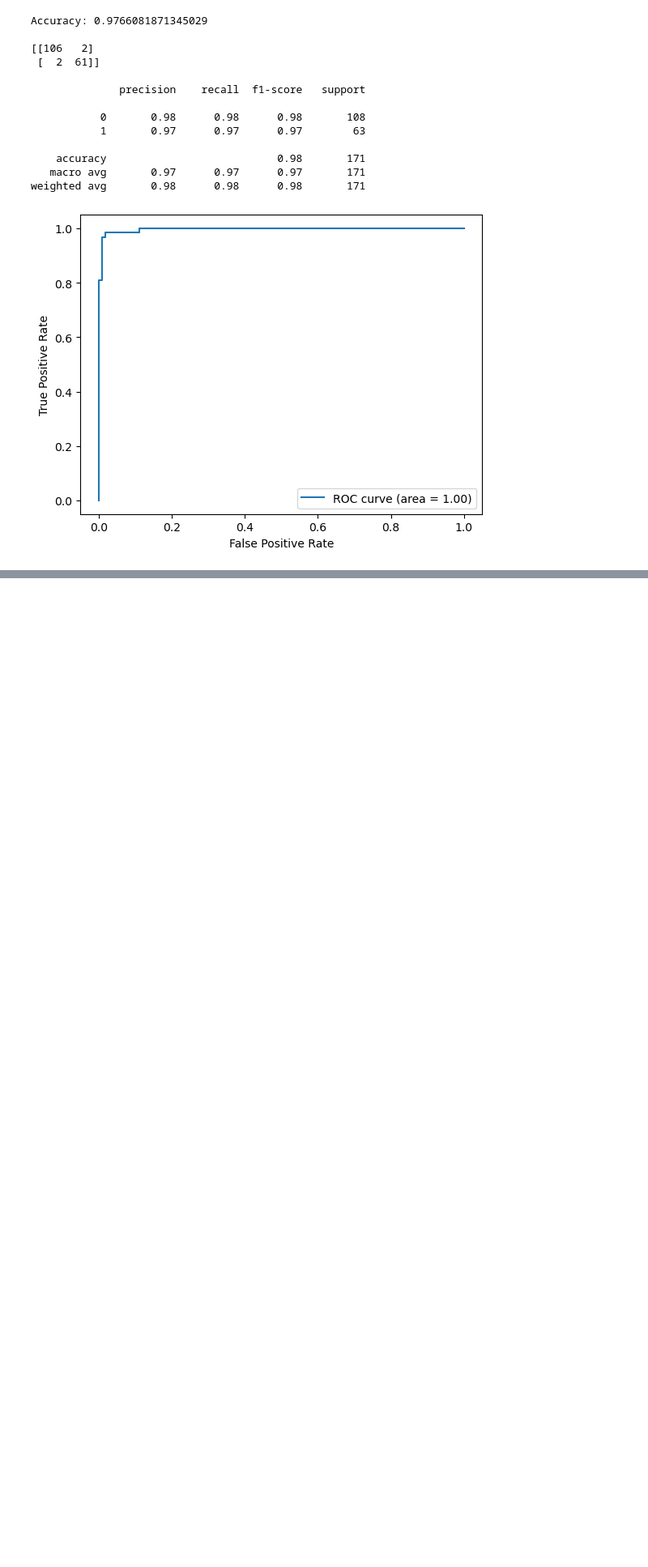
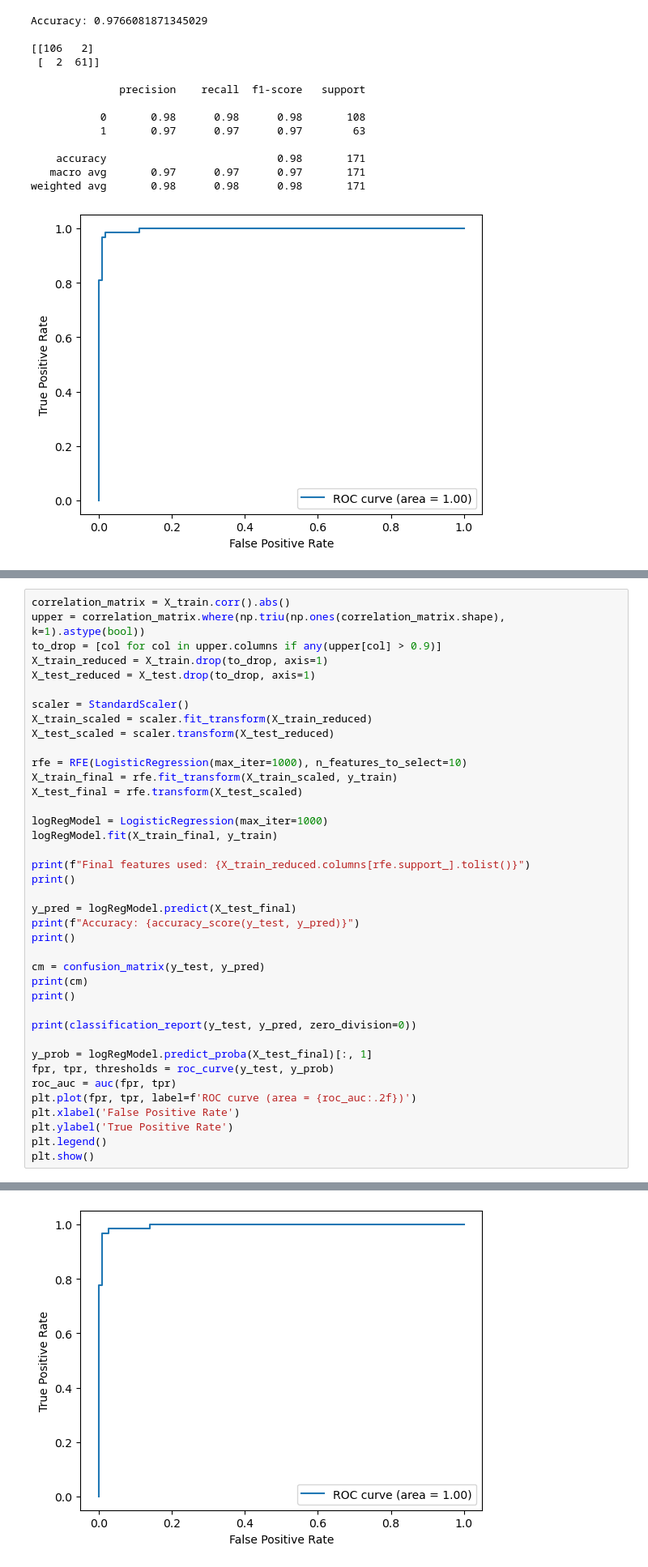
Before and after one commit to kross80300/Data_Analytics_Fall2025_TermProject, a Jupyter notebook: term_project.ipynb, the cells around one changed output, grey strips where cells are left out. Shown at 81% size. Cells and saved outputs as stored; diff of their text form; blank space fills up the shorter version.

Commit message:
added the feature selection for supervised learning

```diff
--- a/term_project.ipynb
+++ b/term_project.ipynb
@@ -218,0 +223,40 @@ weighted avg       0.98      0.98      0.98       171
+# %%
+correlation_matrix = X_train.corr().abs()
+upper = correlation_matrix.where(np.triu(np.ones(correlation_matrix.shape), k=1).astype(bool))
+to_drop = [col for col in upper.columns if any(upper[col] > 0.9)]
+X_train_reduced = X_train.drop(to_drop, axis=1)
+X_test_reduced = X_test.drop(to_drop, axis=1)
+
+scaler = StandardScaler()
+X_train_scaled = scaler.fit_transform(X_train_reduced)
+X_test_scaled = scaler.transform(X_test_reduced)
+
+rfe = RFE(LogisticRegression(max_iter=1000), n_features_to_select=10)
+X_train_final = rfe.fit_transform(X_train_scaled, y_train)
+X_test_final = rfe.transform(X_test_scaled)
+
+logRegModel = LogisticRegression(max_iter=1000)
+logRegModel.fit(X_train_final, y_train)
+
+print(f"Final features used: {X_train_reduced.columns[rfe.support_].tolist()}")
+print()
+
+y_pred = logRegModel.predict(X_test_final)
+print(f"Accuracy: {accuracy_score(y_test, y_pred)}")
+print()
+
+cm = confusion_matrix(y_test, y_pred)
+print(cm)
+print()
+
+print(classification_report(y_test, y_pred, zero_division=0))
+
+y_prob = logRegModel.predict_proba(X_test_final)[:, 1]
+fpr, tpr, thresholds = roc_curve(y_test, y_prob)
+roc_auc = auc(fpr, tpr)
+plt.plot(fpr, tpr, label=f'ROC curve (area = {roc_auc:.2f})')
+plt.xlabel('False Positive Rate')
+plt.ylabel('True Positive Rate')
+plt.legend()
+plt.show()
+# %% [output]
@@ -218,0 +278 @@ weighted avg       0.98      0.98      0.98       171
+[figure, added]
```
Also changed, not shown: parts of 4 cells of this notebook.
